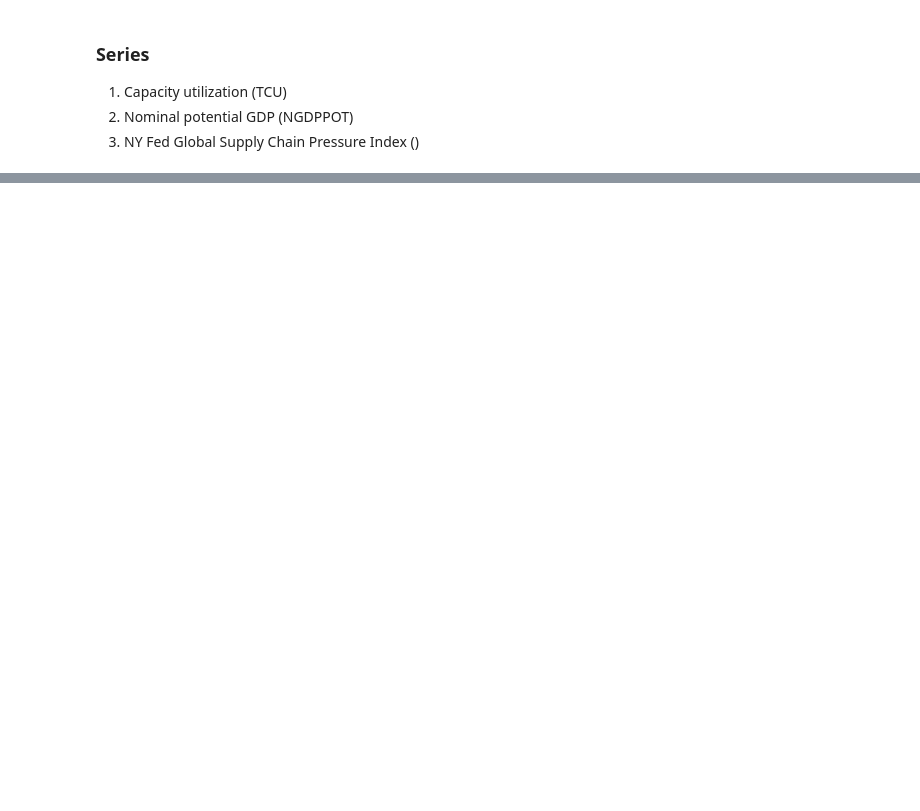
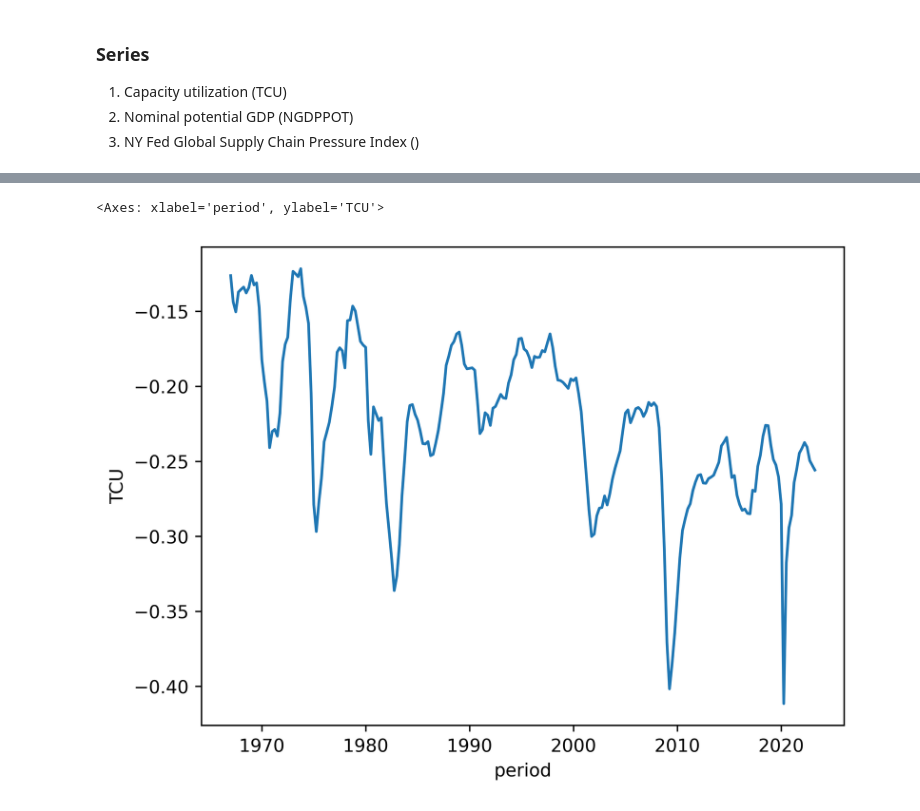
Before and after one commit to johnathansun/ec1499, a Jupyter notebook: Replication Package/Code and Data/(1) Data/grab_fred_data.ipynb, the cells around one changed output, grey strips where cells are left out. Drawn from its saved outputs; the diff is of its cells as text; code cells hidden in the pictures; blank space fills up the shorter version.

```diff
--- a/Replication Package/Code and Data/(1) Data/grab_fred_data.ipynb
+++ b/Replication Package/Code and Data/(1) Data/grab_fred_data.ipynb
@@ -58,0 +73,13 @@ df.to_clipboard()
+# %%
+df_reg = pd.read_excel('Public Data/Regression_Data.xlsx')
+
+def convert_date(df):
+    if 'Date' in df.columns:
+        if not pd.api.types.is_datetime64_any_dtype(df['Date']):
+            df['Date'] = pd.to_datetime(df['Date'].apply(lambda x: x.replace(" ", "") if isinstance(x, str) else x))
+    df['period'] = df['Date']
+    df = df.drop('Date', axis=1)
+    df = df.sort_values('period').reset_index(drop=True)
+    return df
+
+df_reg = convert_date(df_reg)
@@ -58,0 +91,5 @@ df.to_clipboard()
+# %%
+sns.lineplot(x=df_reg.period, y=np.log(df_reg.TCU/100))
+# %% [output]
+<Axes: xlabel='period', ylabel='TCU'>
+[figure, added]
```
Also changed, not shown: parts of 7 cells of this notebook, 17 other files.
